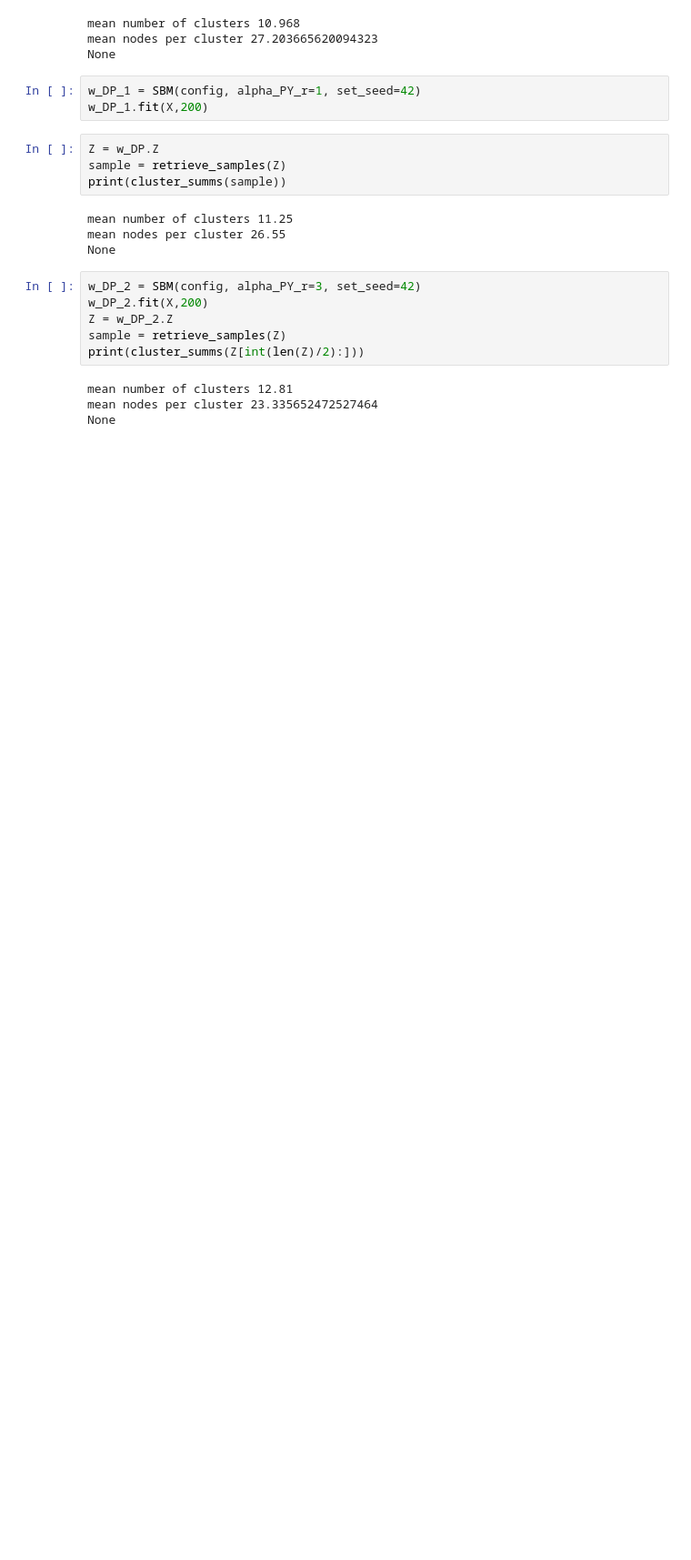
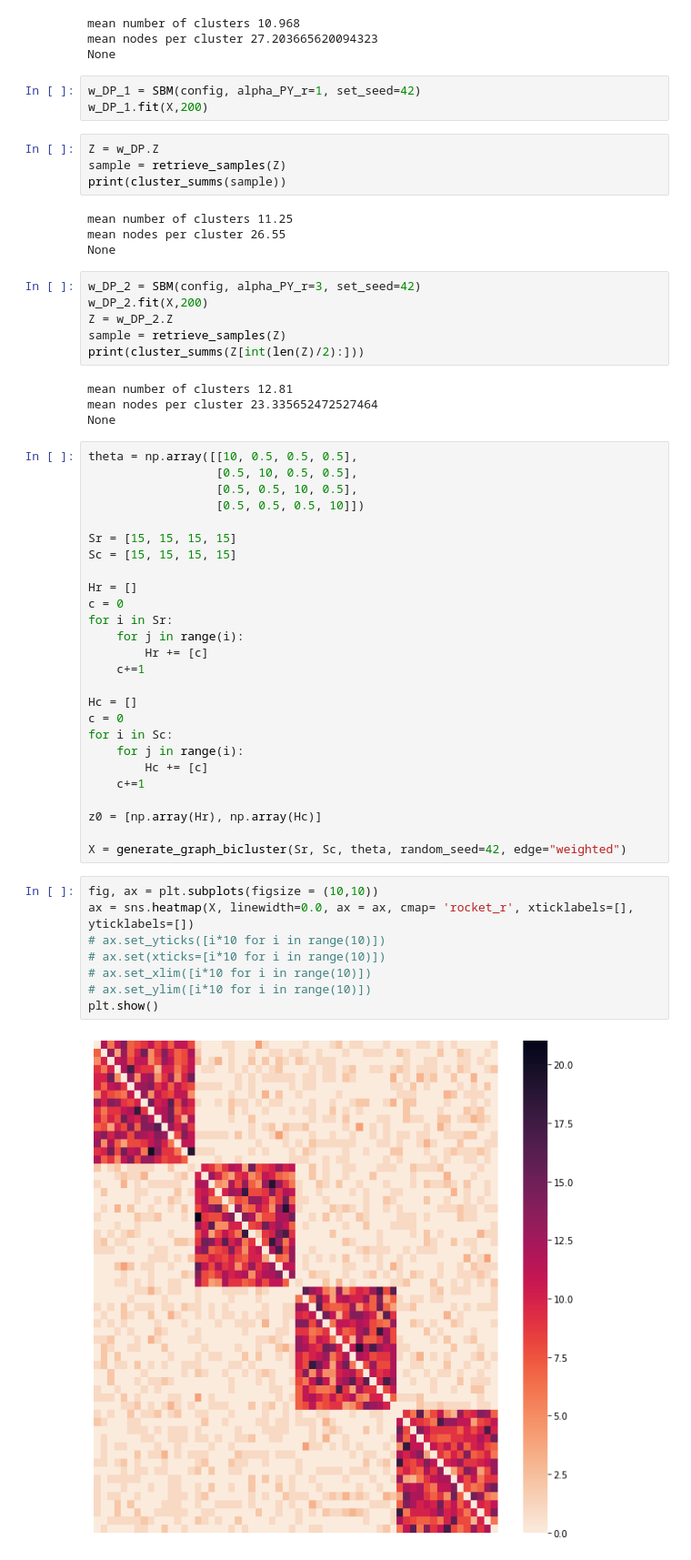
Before and after one commit to FreeTheOtter/BNP-Net, a Jupyter notebook: src/Simulations_sbm.ipynb, the cells around one changed output. Shown at 91% size. Saved outputs shown, nothing was run; the diff lists cells and outputs as text; blank space fills up the shorter version.

Commit message:
pre-bipartite weighted change

```diff
--- a/src/Simulations_sbm.ipynb
+++ b/src/Simulations_sbm.ipynb
@@ -170,3 +324,39 @@ print(cluster_summs(Z[int(len(Z)/2):]))
 mean number of clusters 12.81
 mean nodes per cluster 23.335652472527464
 None
+# %%
+theta = np.array([[10, 0.5, 0.5, 0.5],
+                  [0.5, 10, 0.5, 0.5],
+                  [0.5, 0.5, 10, 0.5],
+                  [0.5, 0.5, 0.5, 10]])
+
+Sr = [15, 15, 15, 15]
+Sc = [15, 15, 15, 15]
+
+Hr = []
+c = 0
+for i in Sr:
+    for j in range(i):
+        Hr += [c]
+    c+=1
+
+Hc = []
+c = 0
+for i in Sc:
+    for j in range(i):
+        Hc += [c]
+    c+=1
+
+z0 = [np.array(Hr), np.array(Hc)]
+
+X = generate_graph_bicluster(Sr, Sc, theta, random_seed=42, edge="weighted")
+# %%
+fig, ax = plt.subplots(figsize = (10,10))
+ax = sns.heatmap(X, linewidth=0.0, ax = ax, cmap= 'rocket_r', xticklabels=[], yticklabels=[])
+# ax.set_yticks([i*10 for i in range(10)])
+# ax.set(xticks=[i*10 for i in range(10)])
+# ax.set_xlim([i*10 for i in range(10)])
+# ax.set_ylim([i*10 for i in range(10)])
+plt.show()
+# %% [output]
+[figure, added]
```
Also changed, not shown: parts of 55 cells of this notebook, 4 other files.
